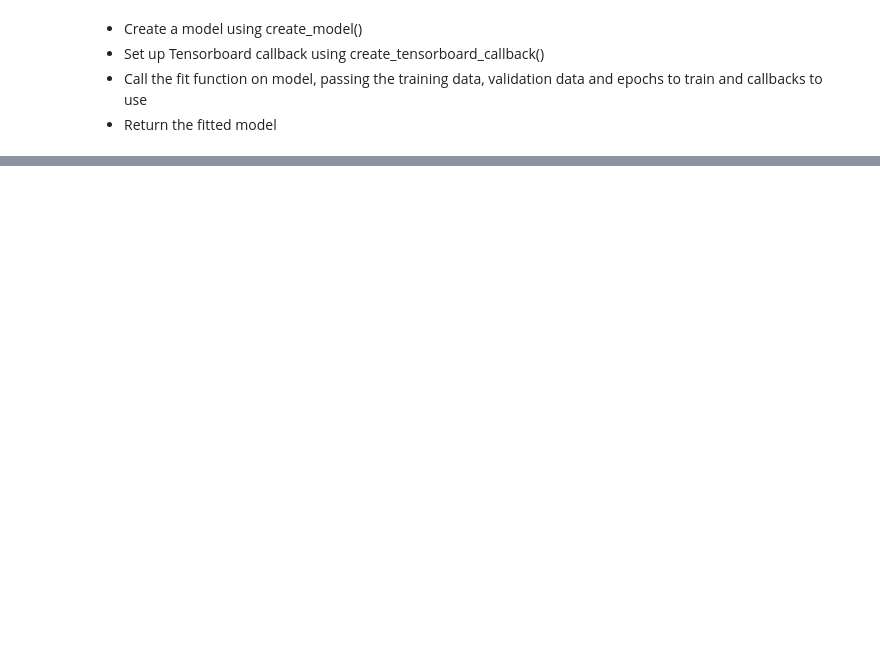
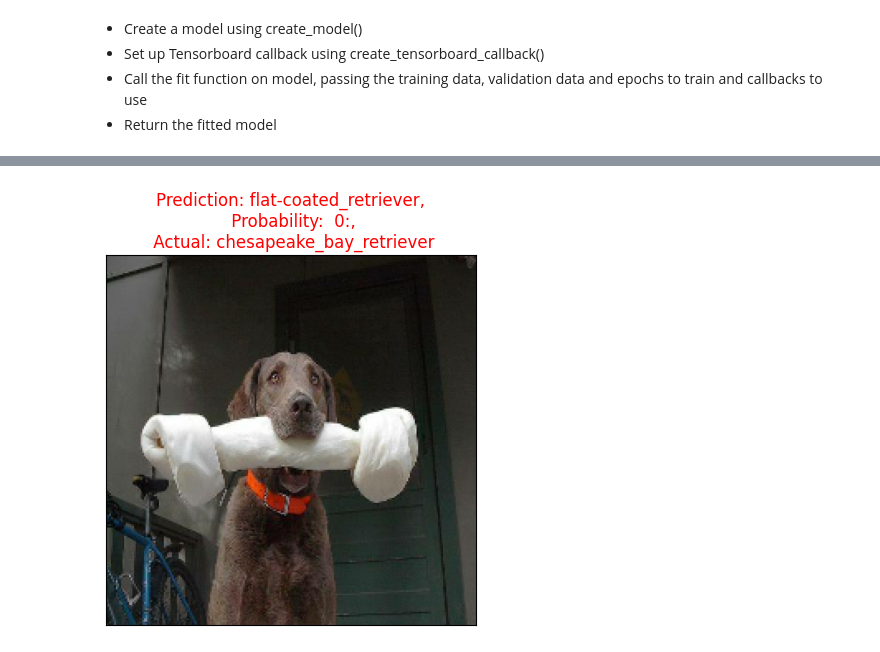
Before and after one commit to axellee1994/Woof_Woof_CV, a Jupyter notebook: Dog_Vision_CV.ipynb, the cells around one changed output, grey strips where cells are left out. Saved outputs shown, nothing was run; the diff lists cells and outputs as text; code cells hidden in the pictures; blank space fills up the shorter version.

Commit message:
First prediction image

```diff
--- a/Dog_Vision_CV.ipynb
+++ b/Dog_Vision_CV.ipynb
@@ -611,7 +611,7 @@ NUM_EPOCHS defines how many passes of data we like the model to do. A pass is eq
 If NUM_EPOCH=1, model will only look at the data once. Best to set either 10 - 100 as a starting point
 # %%
 # Set number of rounds a model should view
-NUM_EPOCH = 10 #@param {type: "slider", min:10, max:100, step:1}
+NUM_EPOCH = 100 #@param {type: "slider", min:10, max:100, step:1}
 # %% [markdown]
 
 
@@ -639,0 +656,3 @@ def train_model():
+# %%
+predictions = model.predict(val_dataset, verbose=1)
+predictions
@@ -639,0 +709,8 @@ def train_model():
+# %%
+## Function to convert prediction probabilities into predicted labels
+
+def get_pred_label(prediction_probabilities):
+  return unique_breeds[np.argmax(prediction_probabilities)]
+
+pred_label = get_pred_label(predictions[0])
+pred_label
@@ -639,0 +765,33 @@ def train_model():
+# %%
+def plot_pred(prediction_probabilities, labels, images,):
+  """
+  View the prediction, ground truth label and image for sample n
+  """
+  n = 1
+  pred_prob = prediction_probabilities[n]
+  true_label = labels[n]
+  images = images[n]
+
+  # Get the prediction label):
+  pred_label = get_pred_label(pred_prob)
+
+  # Change the colour of the title depending if the prediction is correct or incorrect
+  if pred_label == true_label:
+    color = "green"
+  else:
+    color = "red"
+
+  # Plot images and remove ticks
+  plt.imshow(images)
+  plt.xticks([])
+  plt.yticks([])
+
+  #Plot the title
+  plt.title(f"Prediction: {pred_label},\n Probability: {pred_prob[np.argmax(pred_prob)]:2.0f}:,\n Actual: {true_label}",
+            color=color)
+# %%
+plot_pred(prediction_probabilities=predictions,
+          labels=val_labels,
+          images=val_images)
+# %% [output]
+[figure, added]
```
Also changed, not shown: parts of 22 cells of this notebook.
